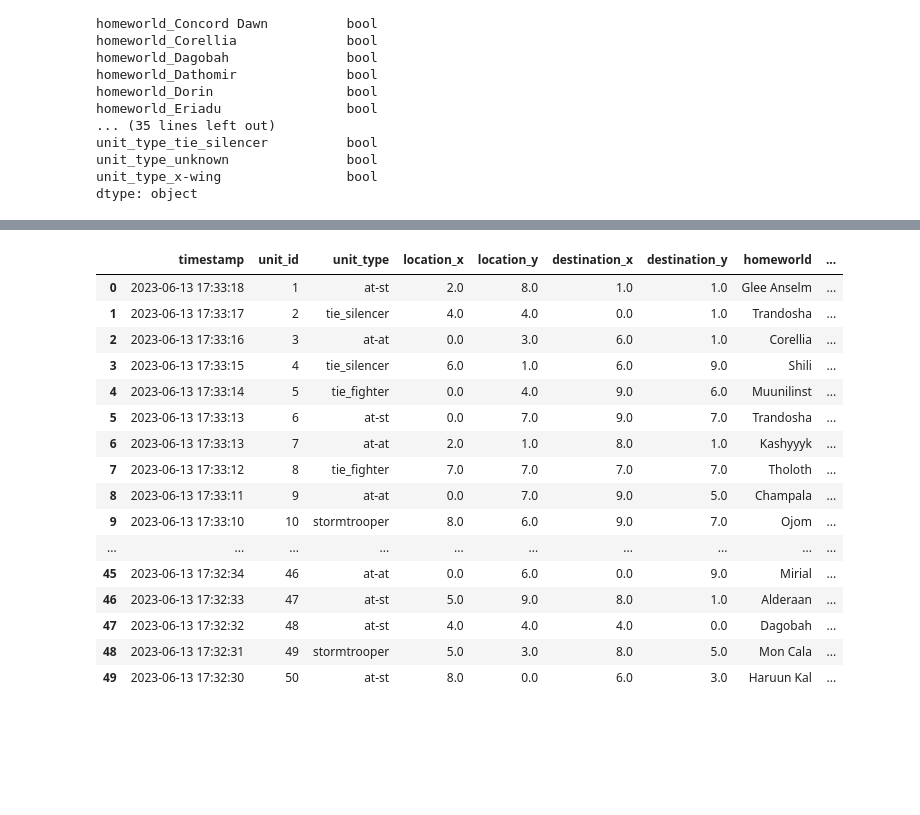
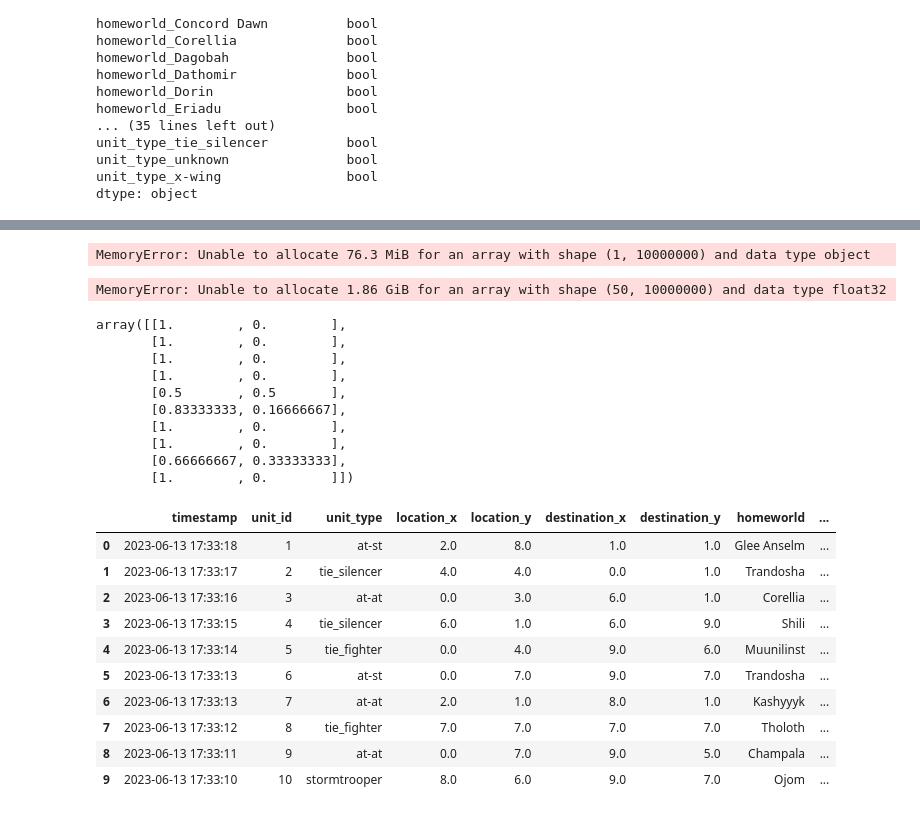
Before and after one commit to mpixton2/swapi3, a Jupyter notebook: script.ipynb, the cells around one changed output, grey strips where cells are left out. Drawn from its saved outputs; the diff is of its cells as text; code cells hidden in the pictures; blank space fills up the shorter version.

```diff
--- a/script.ipynb
+++ b/script.ipynb
@@ -167,29 +267,40 @@ df10m = df10m.replace('unit_type_unknown','unknown')
 # %%
 df10m = df10m.ffill()
 # %%
-df210m =pd.get_dummies(df10m,columns = ["homeworld","unit_type"])
+df10m =pd.get_dummies(df10m,columns = ["homeworld","unit_type"])
+# %% [output]
+MemoryError: Unable to allocate 76.3 MiB for an array with shape (1, 10000000) and data type object
 # %%
-predictions = clf.predict(df210m[feature_cols])
+predictions = clf.predict(df10m[feature_cols])
+# %% [output]
+MemoryError: Unable to allocate 1.86 GiB for an array with shape (50, 10000000) and data type float32
+# %%
+clf.predict_proba(df10m[feature_cols].head(10))
+# %% [output]
+array([[1.        , 0.        ],
+       [1.        , 0.        ],
+       [1.        , 0.        ],
+       [1.        , 0.        ],
+       [0.5       , 0.5       ],
+       [0.83333333, 0.16666667],
+       [1.        , 0.        ],
+       [1.        , 0.        ],
+       [0.66666667, 0.33333333],
+       [1.        , 0.        ]])
 # %%
 df_predictions = df10m
 df_predictions["Prediction"] = predictions
 # %%
-df_predictions.head(50)
+df_predictions.head(10)
 # %% [output]
 |  | timestamp | unit_id | unit_type | location_x | location_y | destination_x | destination_y | homeworld | ... |
 | 0 | 2023-06-13 17:33:18 | 1 | at-st | 2.0 | 8.0 | 1.0 | 1.0 | Glee Anselm | ... |
 | 1 | 2023-06-13 17:33:17 | 2 | tie_silencer | 4.0 | 4.0 | 0.0 | 1.0 | Trandosha | ... |
 | 2 | 2023-06-13 17:33:16 | 3 | at-at | 0.0 | 3.0 | 6.0 | 1.0 | Corellia | ... |
 | 3 | 2023-06-13 17:33:15 | 4 | tie_silencer | 6.0 | 1.0 | 6.0 | 9.0 | Shili | ... |
 | 4 | 2023-06-13 17:33:14 | 5 | tie_fighter | 0.0 | 4.0 | 9.0 | 6.0 | Muunilinst | ... |
 | 5 | 2023-06-13 17:33:13 | 6 | at-st | 0.0 | 7.0 | 9.0 | 7.0 | Trandosha | ... |
 | 6 | 2023-06-13 17:33:13 | 7 | at-at | 2.0 | 1.0 | 8.0 | 1.0 | Kashyyyk | ... |
 | 7 | 2023-06-13 17:33:12 | 8 | tie_fighter | 7.0 | 7.0 | 7.0 | 7.0 | Tholoth | ... |
 | 8 | 2023-06-13 17:33:11 | 9 | at-at | 0.0 | 7.0 | 9.0 | 5.0 | Champala | ... |
 | 9 | 2023-06-13 17:33:10 | 10 | stormtrooper | 8.0 | 6.0 | 9.0 | 7.0 | Ojom | ... |
-| ... | ... | ... | ... | ... | ... | ... | ... | ... | ... |
-| 45 | 2023-06-13 17:32:34 | 46 | at-at | 0.0 | 6.0 | 0.0 | 9.0 | Mirial | ... |
-| 46 | 2023-06-13 17:32:33 | 47 | at-st | 5.0 | 9.0 | 8.0 | 1.0 | Alderaan | ... |
-| 47 | 2023-06-13 17:32:32 | 48 | at-st | 4.0 | 4.0 | 4.0 | 0.0 | Dagobah | ... |
-| 48 | 2023-06-13 17:32:31 | 49 | stormtrooper | 5.0 | 3.0 | 8.0 | 5.0 | Mon Cala | ... |
-| 49 | 2023-06-13 17:32:30 | 50 | at-st | 8.0 | 0.0 | 6.0 | 3.0 | Haruun Kal | ... |
```
Also changed, not shown: parts of 17 cells of this notebook, 1 other file.
